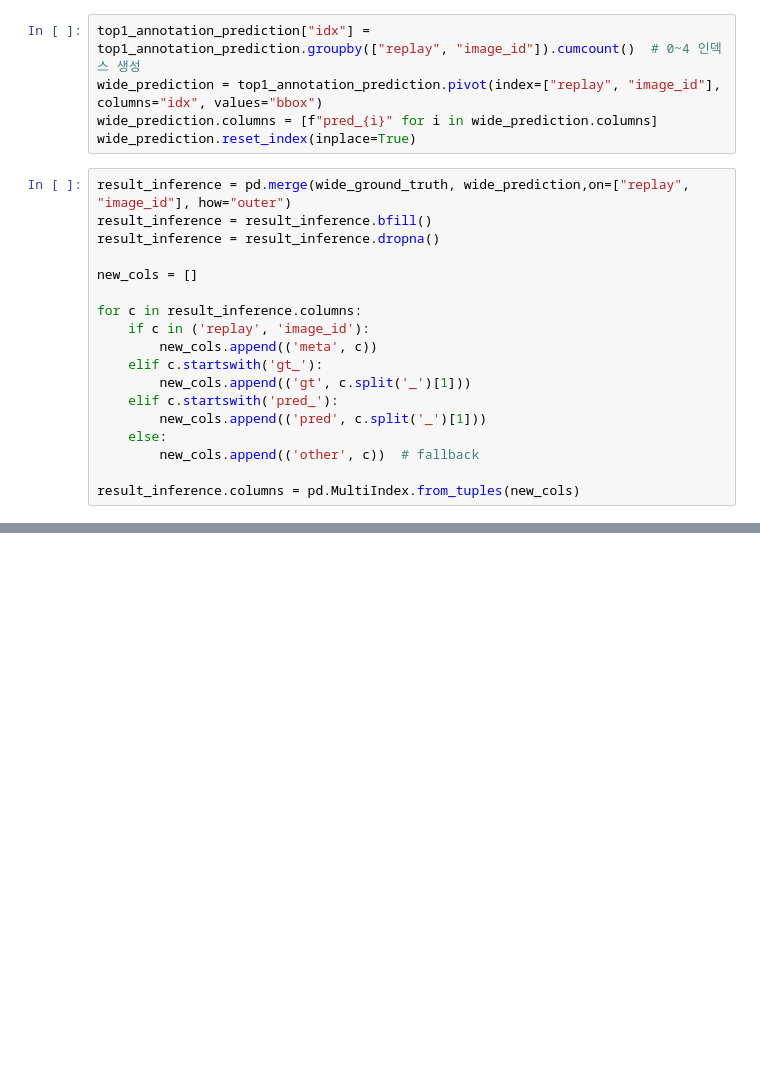
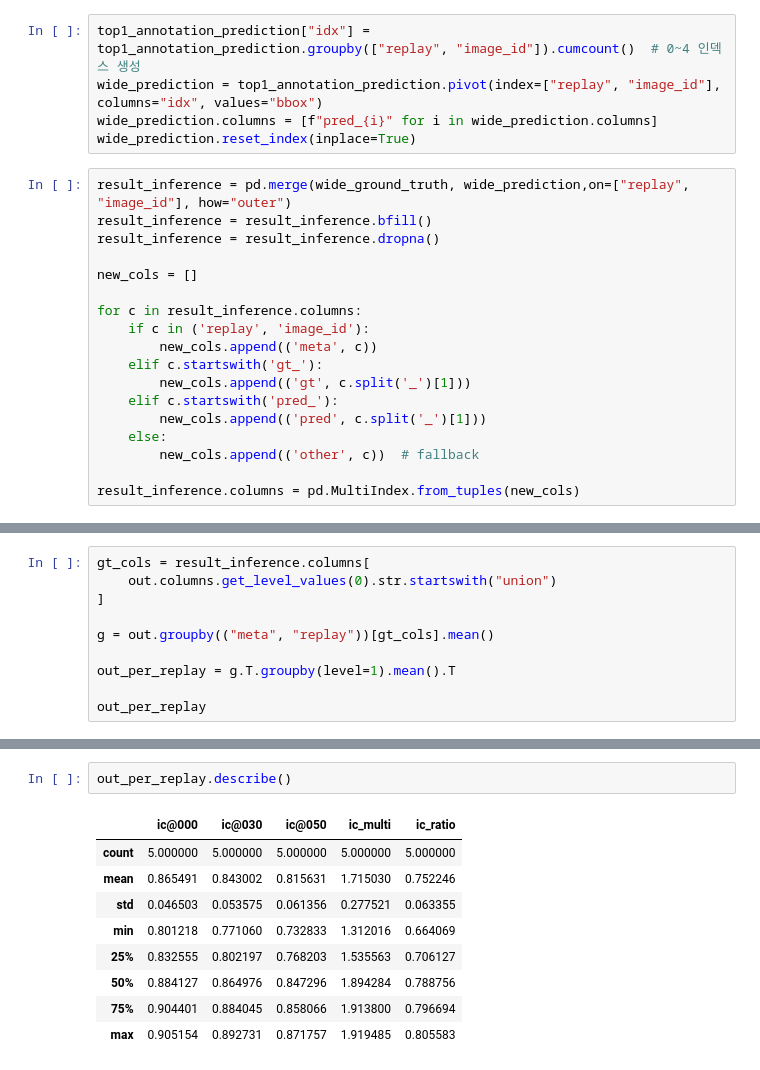
Before and after one commit to baecm/starcraft-vision, a Jupyter notebook: notebook/inference_viewer copy.ipynb, the cells around one changed output, grey strips where cells are left out. Cells and saved outputs as stored; diff of their text form; blank space fills up the shorter version.

```diff
--- a/notebook/inference_viewer copy.ipynb
+++ b/notebook/inference_viewer copy.ipynb
@@ -260,0 +333,10 @@ summary.describe()
+# %%
+gt_cols = result_inference.columns[
+    out.columns.get_level_values(0).str.startswith("union")
+]
+
+g = out.groupby(("meta", "replay"))[gt_cols].mean()
+
+out_per_replay = g.T.groupby(level=1).mean().T
+
+out_per_replay
@@ -260,0 +351,12 @@ summary.describe()
+# %%
+out_per_replay.describe()
+# %% [output]
+|  | ic@000 | ic@030 | ic@050 | ic_multi | ic_ratio |
+| count | 5.000000 | 5.000000 | 5.000000 | 5.000000 | 5.000000 |
+| mean | 0.865491 | 0.843002 | 0.815631 | 1.715030 | 0.752246 |
+| std | 0.046503 | 0.053575 | 0.061356 | 0.277521 | 0.063355 |
+| min | 0.801218 | 0.771060 | 0.732833 | 1.312016 | 0.664069 |
+| 25% | 0.832555 | 0.802197 | 0.768203 | 1.535563 | 0.706127 |
+| 50% | 0.884127 | 0.864976 | 0.847296 | 1.894284 | 0.788756 |
+| 75% | 0.904401 | 0.884045 | 0.858066 | 1.913800 | 0.796694 |
+| max | 0.905154 | 0.892731 | 0.871757 | 1.919485 | 0.805583 |
```
Also changed, not shown: parts of 21 cells of this notebook.
